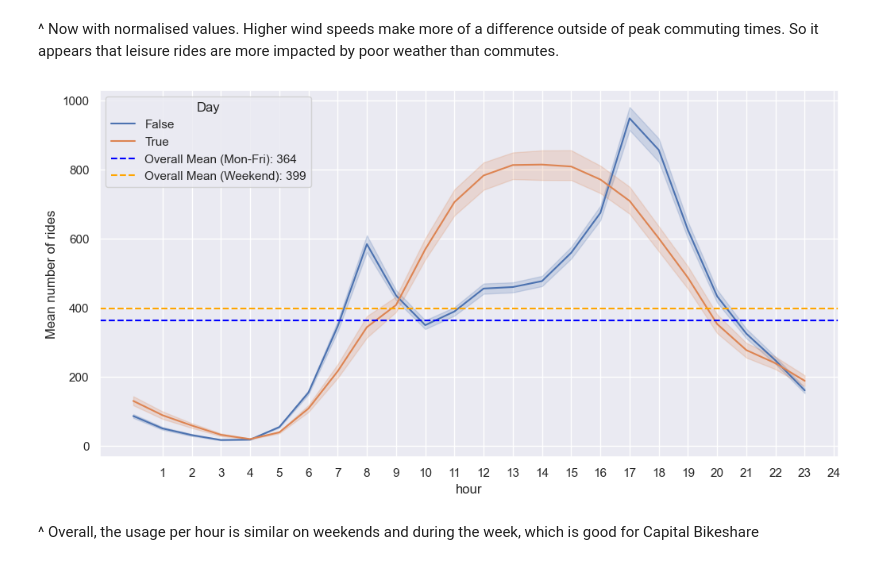
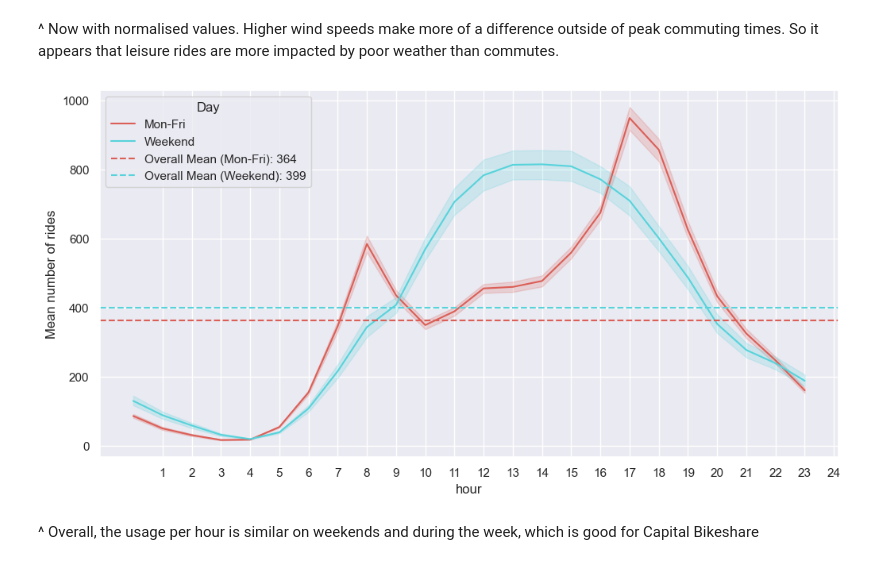
Before and after one commit to Paul-Sabin/Capital-Bikeshare, a Jupyter notebook: Bikeshare EDA.ipynb, the cells around one changed output. Cells and saved outputs as stored; diff of their text form; code cells hidden in the pictures.

```diff
--- a/Bikeshare EDA.ipynb
+++ b/Bikeshare EDA.ipynb
@@ -745,38 +745,40 @@ plt.show()
 # %%
 # Set the figure size
 plt.figure(figsize=(12, 6))
 
 # Create the lineplot and store the AxesSubplot object
-day_lines = sns.lineplot(x='hour', y='rides', hue='weekend', data=hour_weather)
+day_lines = sns.lineplot(x='hour', y='rides', hue='weekend', palette='hls', data=hour_weather)
 
 # Set the y-axis label
 day_lines.set_ylabel("Mean number of rides")
 
-# Get the original legend handles and labels
-handles, labels = day_lines.get_legend_handles_labels()
-
-# Customize the legend
-day_lines.legend(handles=handles[1:], labels=['Mon-Fri', 'Weekend'], title='Day')
+# Get the colors used for the lines in the plot
+day_line_colors = [line.get_color() for line in day_lines.lines[:2]]
 
 # Calculate the overall mean number of rides for each category
 mean_weekday = np.mean(hour_weather[hour_weather['weekend'] == False]['rides'])
 mean_weekend = np.mean(hour_weather[hour_weather['weekend'] == True]['rides'])
 
 # Add horizontal lines for the overall means
-plt.axhline(y=mean_weekday, color='blue', linestyle='--', label=f"Overall Mean (Mon-Fri): {mean_weekday:.0f}")
-plt.axhline(y=mean_weekend, color='orange', linestyle='--', label=f"Overall Mean (Weekend): {mean_weekend:.0f}")
+plt.axhline(y=mean_weekday, color=day_line_colors[0], linestyle='--', label=f"Overall Mean (Mon-Fri): {mean_weekday:.0f}")
+plt.axhline(y=mean_weekend, color=day_line_colors[1], linestyle='--', label=f"Overall Mean (Weekend): {mean_weekend:.0f}")
 
 # Update the legend to include the new lines
 handles, labels = day_lines.get_legend_handles_labels()
 day_lines.legend(handles=handles, labels=labels, title='Day')
+
+handles, labels = day_lines.get_legend_handles_labels()
+labels[0] = 'Mon-Fri'
+labels[1] = 'Weekend'
+day_lines.legend(handles=handles[0:4], labels=labels[0:4], title='Day')
 
 # Set x-axis ticks to display all hours
 plt.xticks(range(1, 25))
 
 # Show the plot
 plt.show()
 # %% [output]
-[figure, old version]
+[figure, new version]
 # %% [markdown]
 ^ Overall, the usage per hour is similar on weekends and during the week, which is good for Capital Bikeshare
 # %%
```
Also changed, not shown: parts of 10 cells of this notebook, 1 other file.
